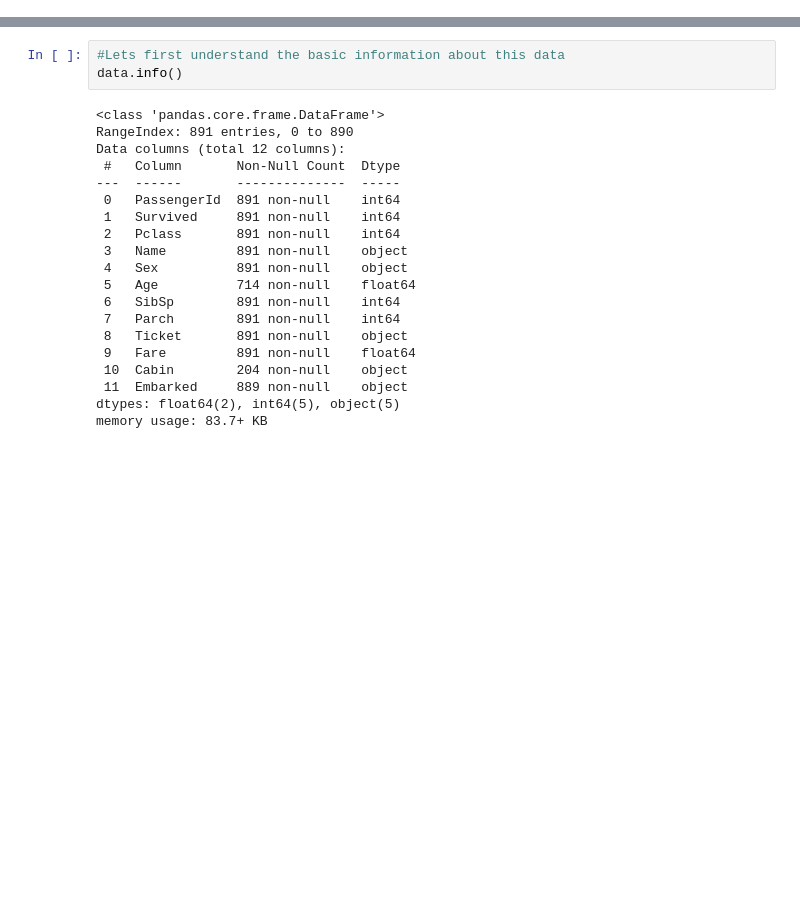
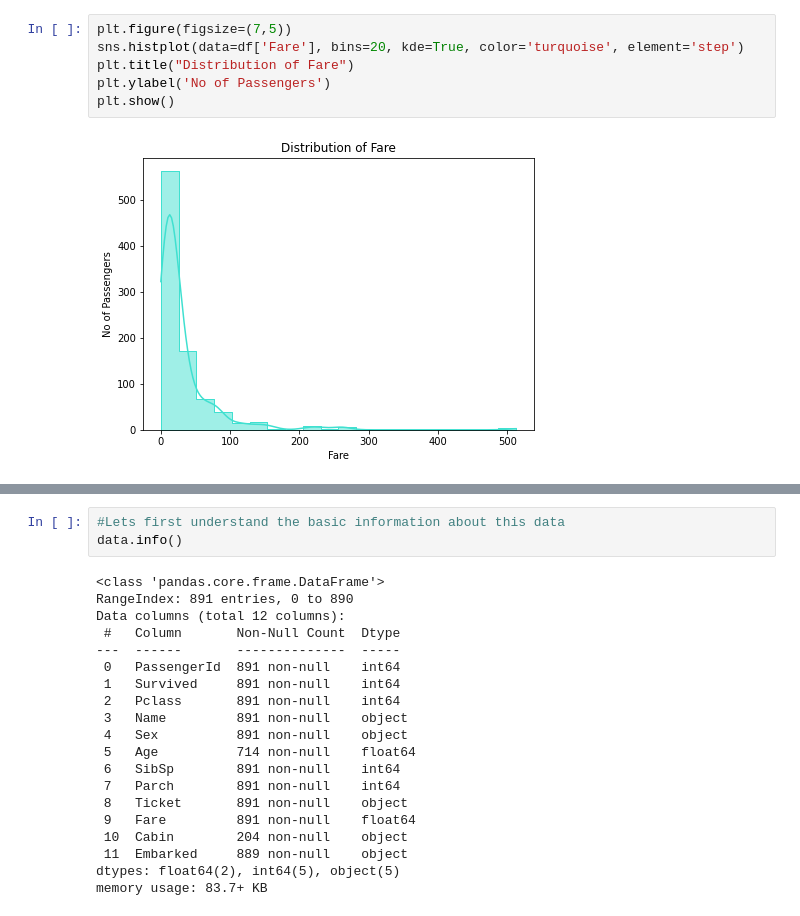
Before and after one commit to Benjamindavid03/MachineLearning, a Jupyter notebook: titanic_DA.ipynb, the cells around one changed output, grey strips where cells are left out. Cells and saved outputs as stored; diff of their text form; blank space fills up the shorter version.

```diff
--- a/titanic_DA.ipynb
+++ b/titanic_DA.ipynb
@@ -20,0 +87,8 @@ data.head()
+# %%
+plt.figure(figsize=(7,5))
+sns.histplot(data=df['Fare'], bins=20, kde=True, color='turquoise', element='step')
+plt.title("Distribution of Fare")
+plt.ylabel('No of Passengers')
+plt.show()
+# %% [output]
+[figure, added]
```
Also changed, not shown: parts of 43 cells of this notebook.
